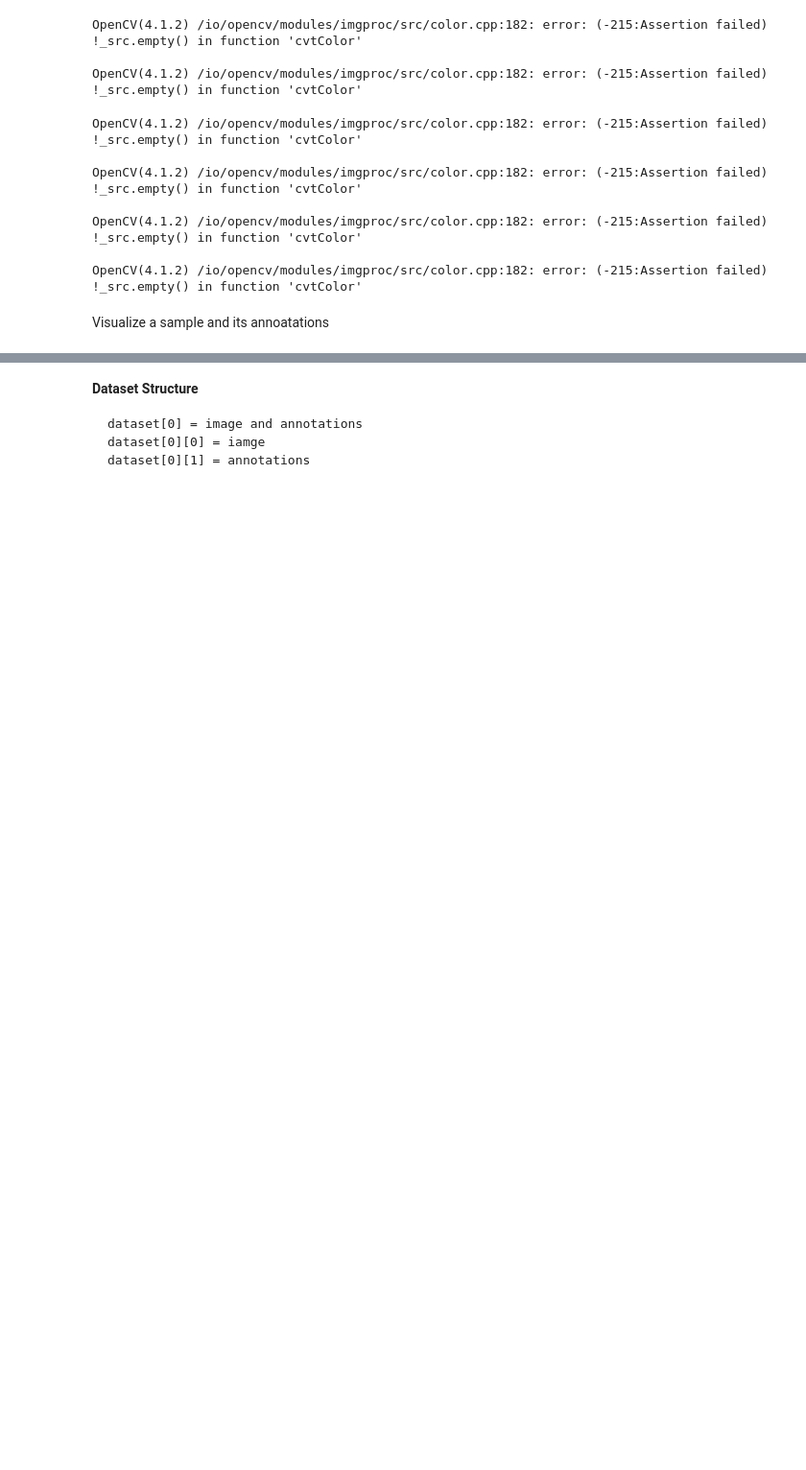
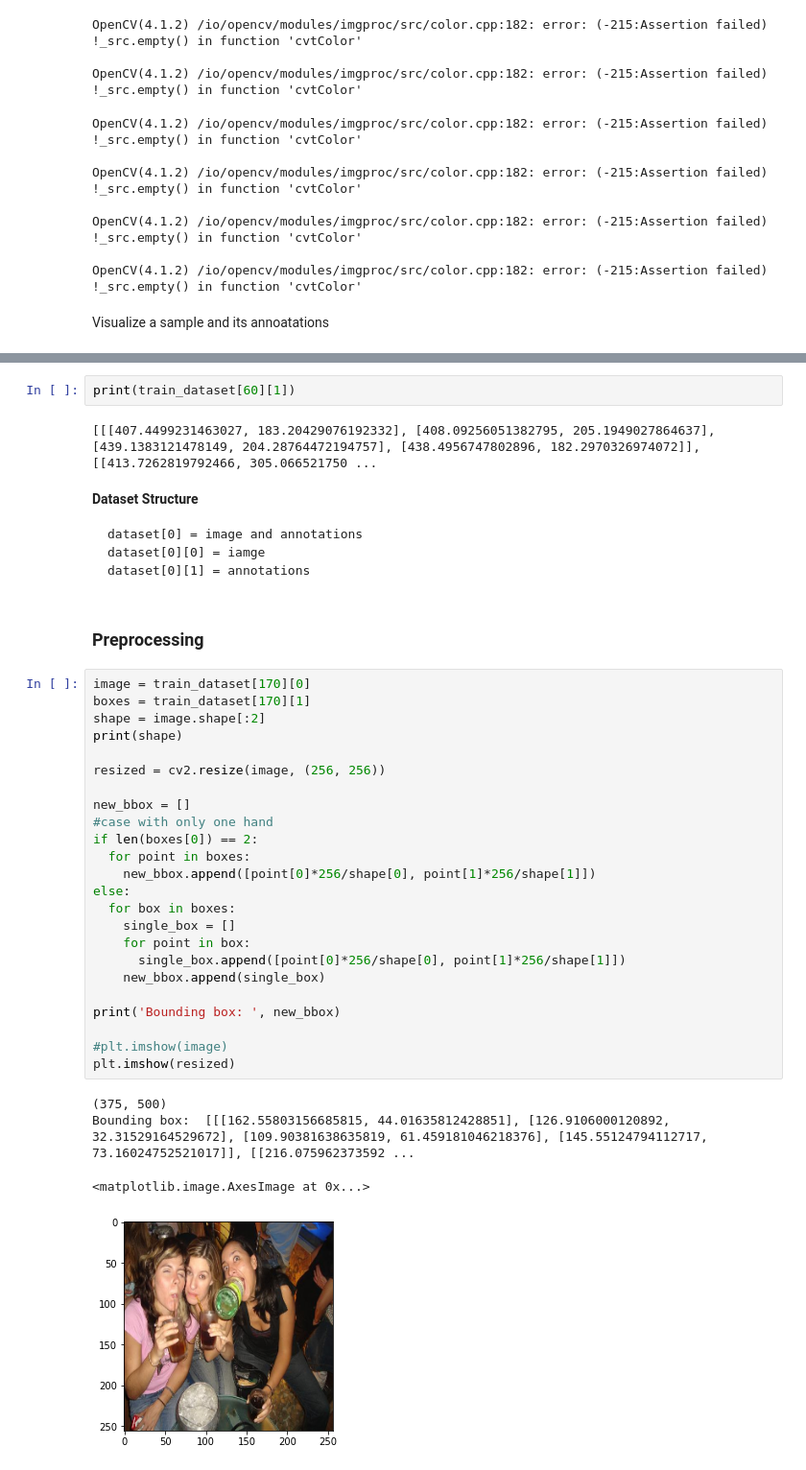
Before and after one commit to SiMoM0/HandsDetection, a Jupyter notebook: Model/handdetection.ipynb, the cells around one changed output, grey strips where cells are left out. Shown at 96% size. Saved outputs shown, nothing was run; the diff lists cells and outputs as text; blank space fills up the shorter version.

```diff
--- a/Model/handdetection.ipynb
+++ b/Model/handdetection.ipynb
@@ -133,6 +148,41 @@ draw_boxes(train_dataset[40][0], train_dataset[40][1])
+# %%
+print(train_dataset[60][1])
+# %% [output]
+[[[407.4499231463027, 183.20429076192332], [408.09256051382795, 205.1949027864637], [439.1383121478149, 204.28764472194757], [438.4956747802896, 182.2970326974072]], [[413.7262819792466, 305.066521750 ...
 # %% [markdown]
 **Dataset Structure**
 
     dataset[0] = image and annotations
     dataset[0][0] = iamge
     dataset[0][1] = annotations
+# %% [markdown]
+### Preprocessing
+# %%
+image = train_dataset[170][0]
+boxes = train_dataset[170][1]
+shape = image.shape[:2]
+print(shape)
+
+resized = cv2.resize(image, (256, 256))
+
+new_bbox = []
+#case with only one hand
+if len(boxes[0]) == 2:
+  for point in boxes:
+    new_bbox.append([point[0]*256/shape[0], point[1]*256/shape[1]])
+else:
+  for box in boxes:
+    single_box = []
+    for point in box:
+      single_box.append([point[0]*256/shape[0], point[1]*256/shape[1]])
+    new_bbox.append(single_box)
+
+print('Bounding box: ', new_bbox)
+
+#plt.imshow(image)
+plt.imshow(resized)
+# %% [output]
+(375, 500)
+Bounding box:  [[[162.55803156685815, 44.01635812428851], [126.9106000120892, 32.31529164529672], [109.90381638635819, 61.459181046218376], [145.55124794112717, 73.16024752521017]], [[216.075962373592 ...
+<matplotlib.image.AxesImage at 0x...>
+[figure, added]
```
Also changed, not shown: parts of 11 cells of this notebook.
